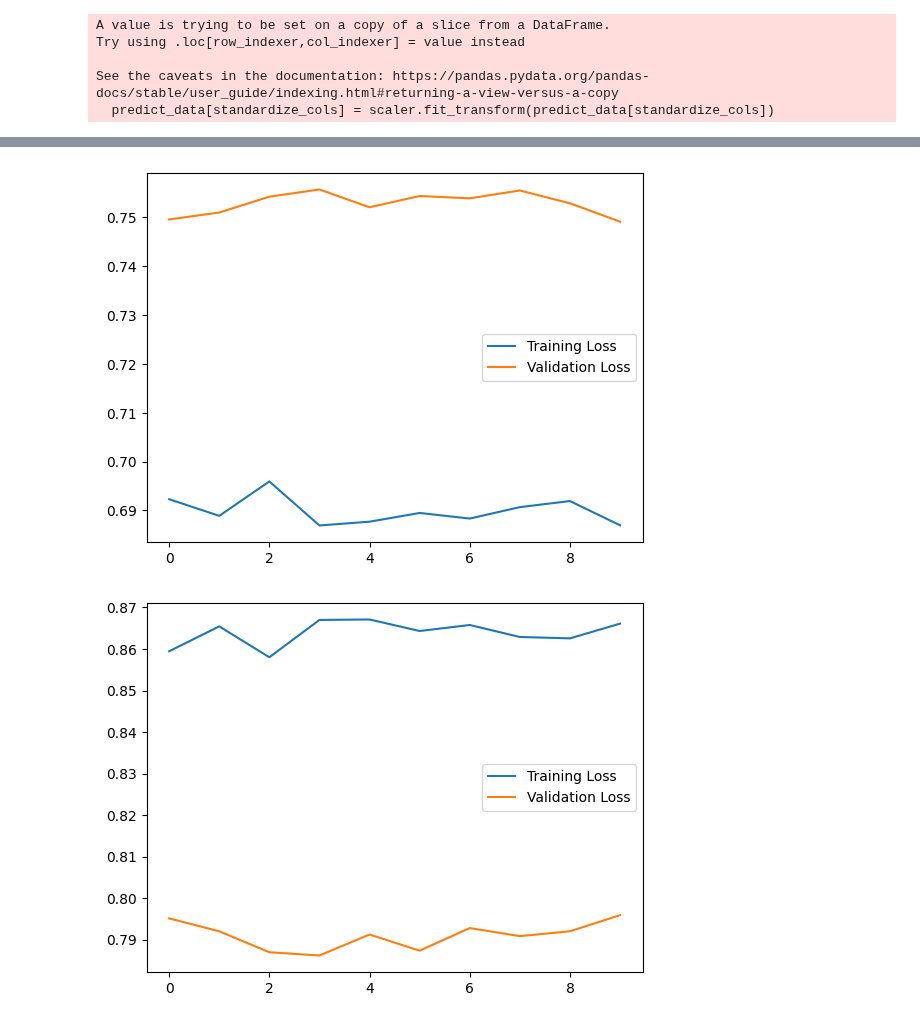
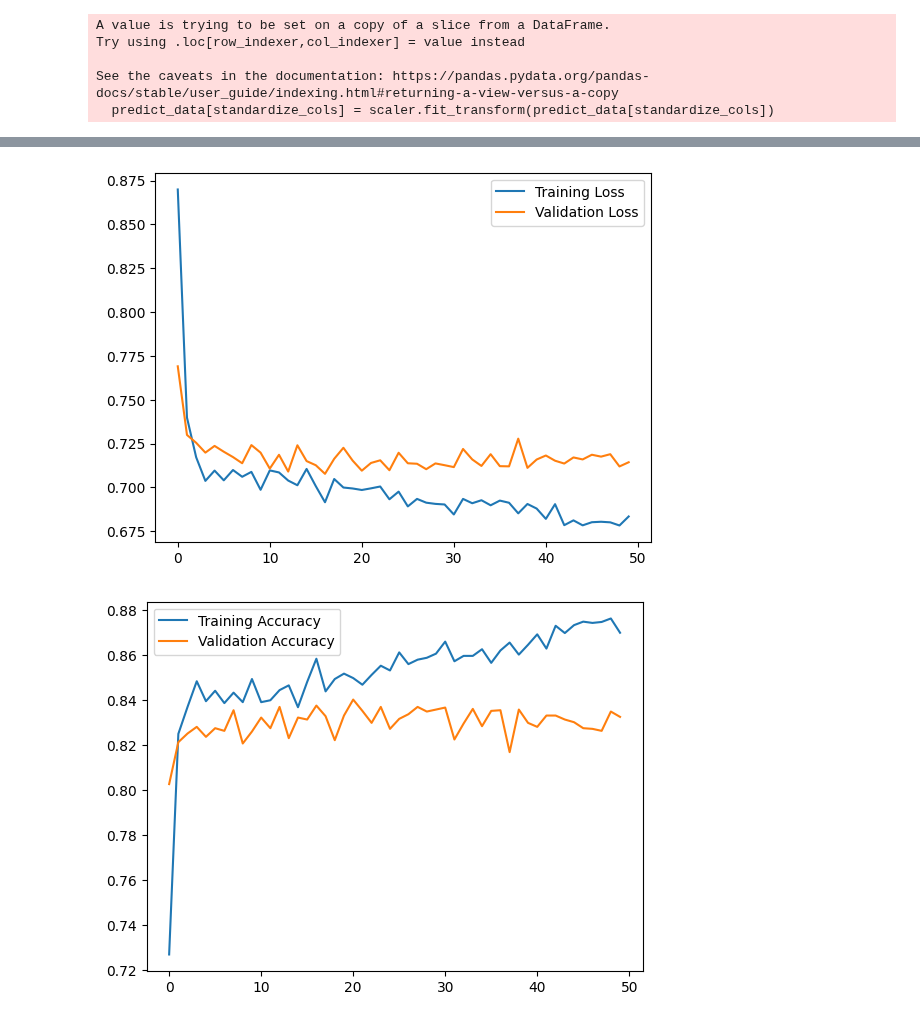
Before and after one commit to Alexis-Fauxbaton/Financial-Predictions, a Jupyter notebook: crossover_training.ipynb, the cells around one changed output, grey strips where cells are left out. Cells and saved outputs as stored; diff of their text form; code cells hidden in the pictures.

Commit message:
Strated updating backtests + improved crossover prediction accuracy

```diff
--- a/crossover_training.ipynb
+++ b/crossover_training.ipynb
@@ -188,9 +158,9 @@ predict_data
 seq_length = 15
 dataset = TSDataset(predict_data, seq_length)
 # %%
-train_indices = range(0, round(0.7 * len(dataset)), int(seq_length))
-val_indices = range(round(0.7 * len(dataset)), round(0.9 * len(dataset)), int(seq_length))
-test_indices = range(round(0.9 * len(dataset)), len(dataset) - seq_length)
+train_indices = range(0, round(0.7 * len(dataset)), int(seq_length / 3))
+val_indices = range(round(0.7 * len(dataset)), round(0.9 * len(dataset)), int(seq_length / 5))
+test_indices = range(round(0.9 * len(dataset)), len(dataset))
 
 train_set = torch.utils.data.Subset(dataset, train_indices)
 val_set = torch.utils.data.Subset(dataset, val_indices) # Validation set will be training set for Meta Labelling
@@ -217,6 +187,7 @@ Name: count, dtype: int64
 # %%
 class_weights = [1 / p for p in label_distribution]
 print(class_weights)
+class_weights = [6, 3, 6] # BEST ONE SO FAR
 weights = [class_weights[torch.argmax(label)] for _, label in train_set]
 train_sampler = WeightedRandomSampler(weights=weights, num_samples=len(train_set), replacement=True)
 # train_sampler = None
@@ -230,9 +201,9 @@ dynamic_batch = False
 num_layers = 2
 output_size = predict_data['Target'].unique().size
 lstm_model = LSTMModel(input_size, hidden_size,
-                       num_layers, output_size).to(device)
+                       num_layers, output_size, bidirectional=True).to(device)
 # %%
 weights = torch.Tensor(label_distribution).to(device)
-losses, accuracies, val_losses, val_accuracies, _, _ = train_lstm(lstm_model, train_set, val_set, 10, 0.000001,
-           batch_size, num_layers, hidden_size, device, train_sampler, class_weights=None, model_name=f'crossover_{seq_length}_to_{crossover_horizon}', save=True, dynamic_batch=False)
+losses, accuracies, val_losses, val_accuracies, _, _ = train_lstm(lstm_model, train_set, val_set, 50, 0.00001,
+           batch_size, num_layers, hidden_size, device, train_sampler, class_weights=None, model_name=f'crossover_{seq_length}_to_{crossover_horizon}', save=False, dynamic_batch=False)
 # %% [output]
@@ -282,12 +253,12 @@ Confusion matrix :
 # %%
 plt.plot([float(loss) for loss in losses], label="Training Loss")
 plt.plot([float(loss) for loss in val_losses], label="Validation Loss")
 plt.legend()
 plt.show()
-plt.plot([float(acc) for acc in accuracies], label="Training Loss")
-plt.plot([float(acc) for acc in val_accuracies], label="Validation Loss")
+plt.plot([float(acc) for acc in accuracies], label="Training Accuracy")
+plt.plot([float(acc) for acc in val_accuracies], label="Validation Accuracy")
 plt.legend()
 plt.show()
 # %% [output]
-[figure, old version]
+[figure, new version]
-[figure, old version]
+[figure, new version]
```
Also changed, not shown: parts of 15 cells of this notebook, 9 other files.
